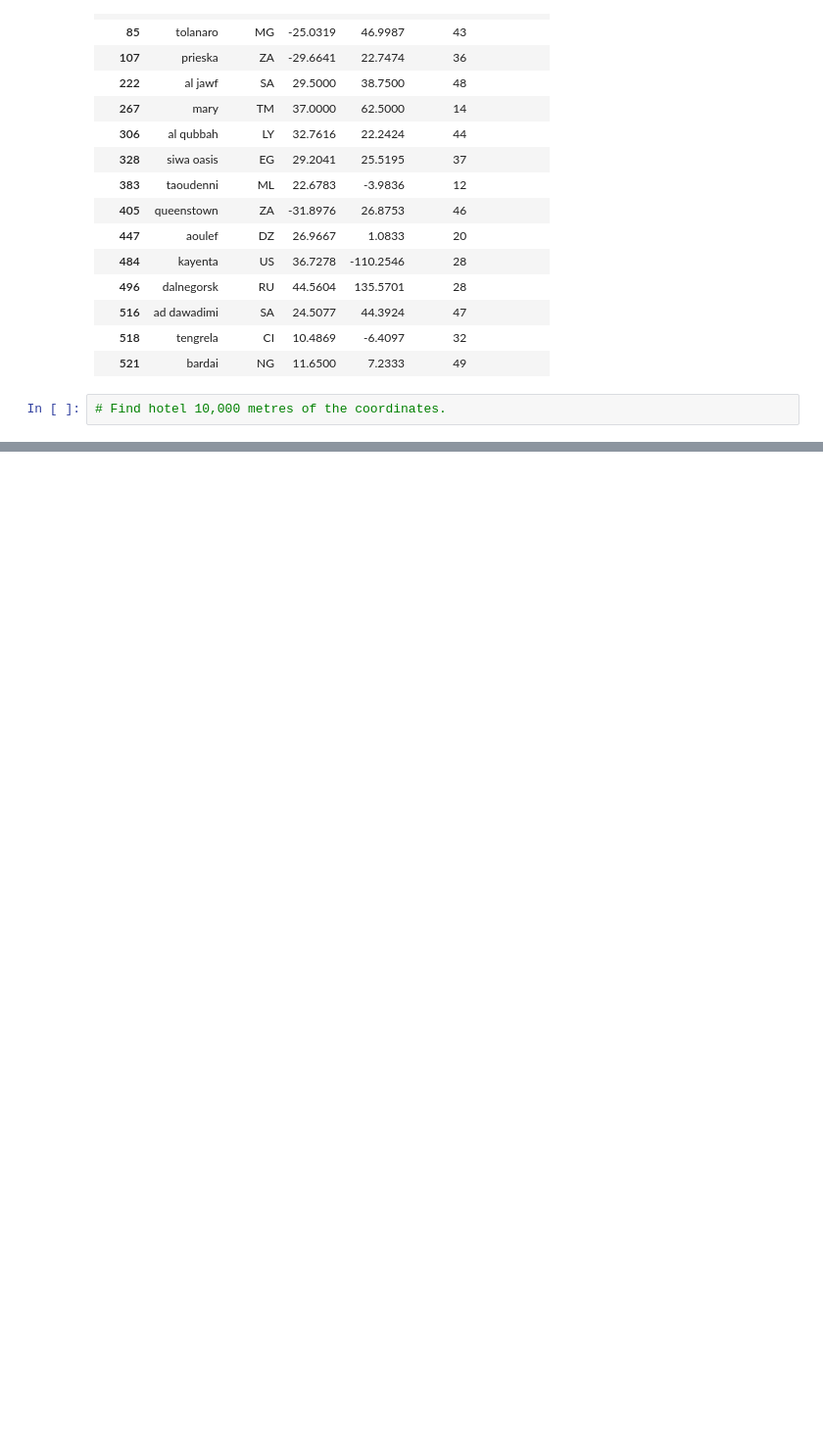
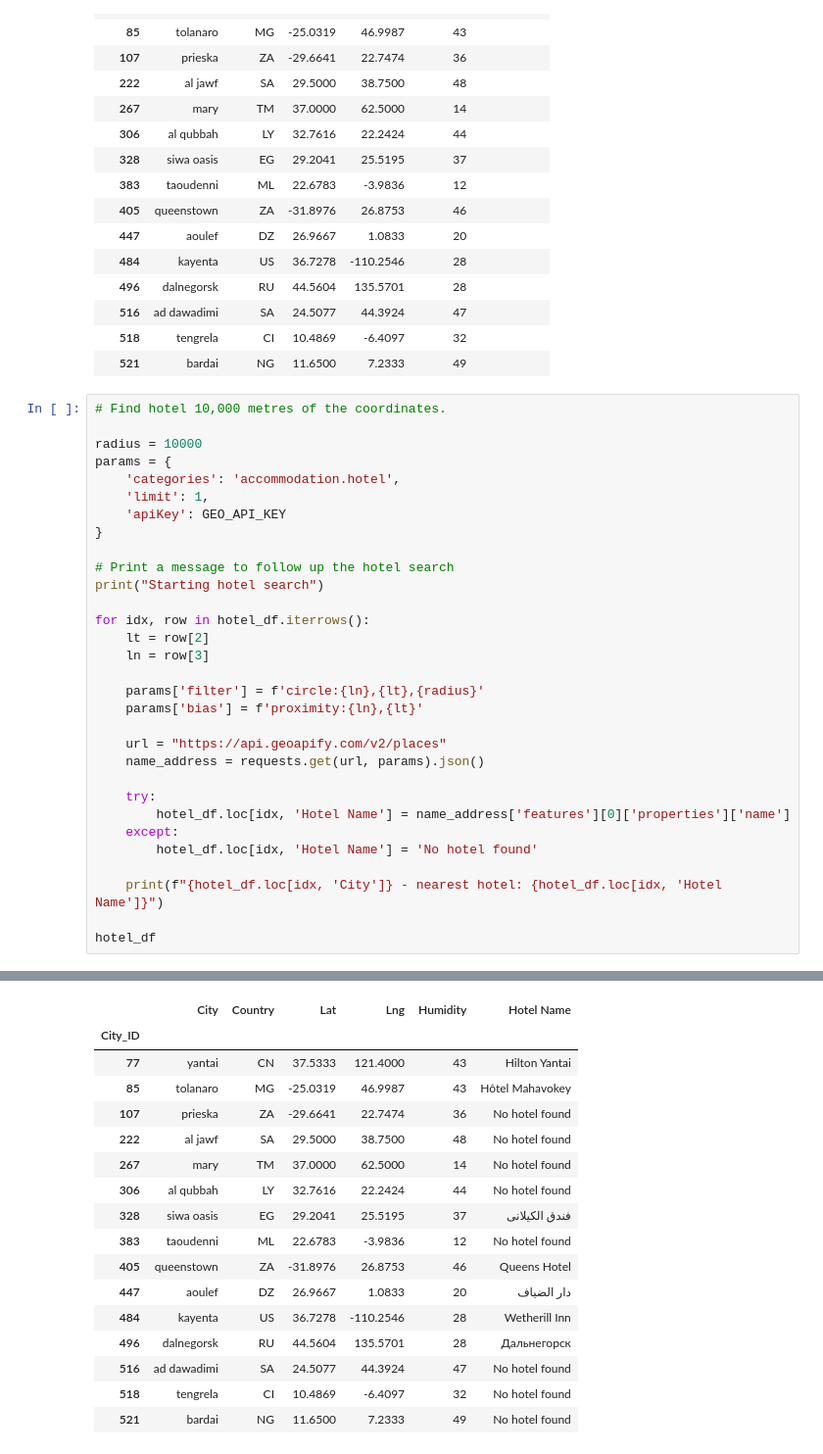
Before and after one commit to SaadNasir92/Equator_Analysis, a Jupyter notebook: Vacation.ipynb, the cells around one changed output, grey strips where cells are left out. Shown at 98% size. Saved outputs shown, nothing was run; the diff lists cells and outputs as text; blank space fills up the shorter version.

```diff
--- a/Vacation.ipynb
+++ b/Vacation.ipynb
@@ -53,5 +56,35 @@ hotel_df
 | 516 | ad dawadimi | SA | 24.5077 | 44.3924 | 47 |  |
 | 518 | tengrela | CI | 10.4869 | -6.4097 | 32 |  |
 | 521 | bardai | NG | 11.6500 | 7.2333 | 49 |  |
-# %%
-# Find hotel 10,000 metres of the coordinates.
+# %%
+# Find hotel 10,000 metres of the coordinates.
+
+radius = 10000
+params = {
+    'categories': 'accommodation.hotel',
+    'limit': 1,
+    'apiKey': GEO_API_KEY
+}
+
+# Print a message to follow up the hotel search
+print("Starting hotel search")
+
+for idx, row in hotel_df.iterrows():
+    lt = row[2]
+    ln = row[3]
+
+    params['filter'] = f'circle:{ln},{lt},{radius}'
+    params['bias'] = f'proximity:{ln},{lt}'
+
+    url = "https://api.geoapify.com/v2/places"
+    name_address = requests.get(url, params).json()
+
+    try:
+        hotel_df.loc[idx, 'Hotel Name'] = name_address['features'][0]['properties']['name']
+    except:
+        hotel_df.loc[idx, 'Hotel Name'] = 'No hotel found'
+
+    print(f"{hotel_df.loc[idx, 'City']} - nearest hotel: {hotel_df.loc[idx, 'Hotel Name']}")
+
+hotel_df
+# %% [output]
@@ -57,0 +107,17 @@ hotel_df
+|  | City | Country | Lat | Lng | Humidity | Hotel Name |
+| City_ID |  |  |  |  |  |  |
+| 77 | yantai | CN | 37.5333 | 121.4000 | 43 | Hilton Yantai |
+| 85 | tolanaro | MG | -25.0319 | 46.9987 | 43 | Hôtel Mahavokey |
+| 107 | prieska | ZA | -29.6641 | 22.7474 | 36 | No hotel found |
+| 222 | al jawf | SA | 29.5000 | 38.7500 | 48 | No hotel found |
+| 267 | mary | TM | 37.0000 | 62.5000 | 14 | No hotel found |
+| 306 | al qubbah | LY | 32.7616 | 22.2424 | 44 | No hotel found |
+| 328 | siwa oasis | EG | 29.2041 | 25.5195 | 37 | فندق الكيلانى |
+| 383 | taoudenni | ML | 22.6783 | -3.9836 | 12 | No hotel found |
+| 405 | queenstown | ZA | -31.8976 | 26.8753 | 46 | Queens Hotel |
+| 447 | aoulef | DZ | 26.9667 | 1.0833 | 20 | دار الضياف |
+| 484 | kayenta | US | 36.7278 | -110.2546 | 28 | Wetherill Inn |
+| 496 | dalnegorsk | RU | 44.5604 | 135.5701 | 28 | Дальнегорск |
+| 516 | ad dawadimi | SA | 24.5077 | 44.3924 | 47 | No hotel found |
+| 518 | tengrela | CI | 10.4869 | -6.4097 | 32 | No hotel found |
+| 521 | bardai | NG | 11.6500 | 7.2333 | 49 | No hotel found |
```
Also changed, not shown: parts of 5 cells of this notebook.
